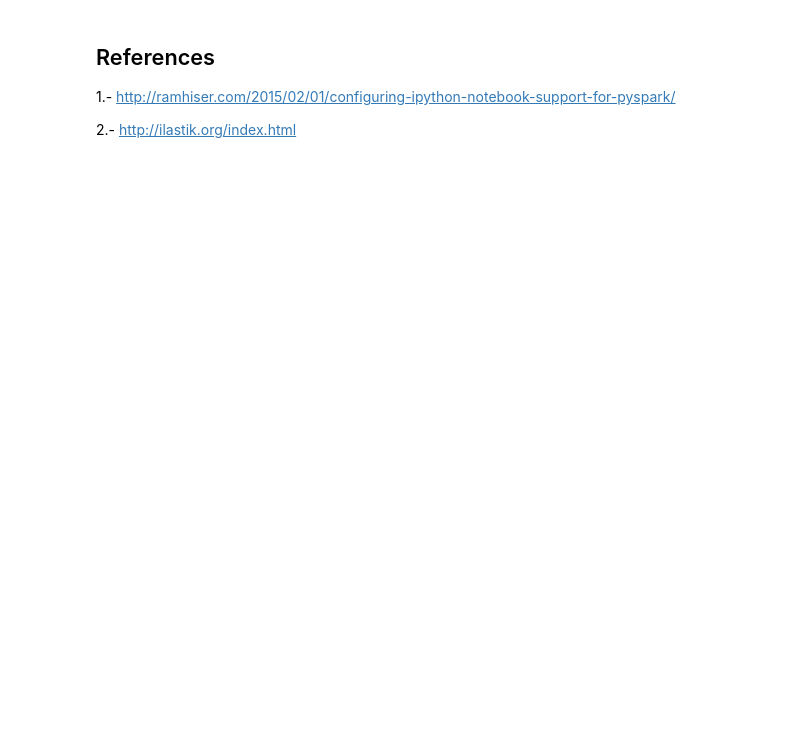
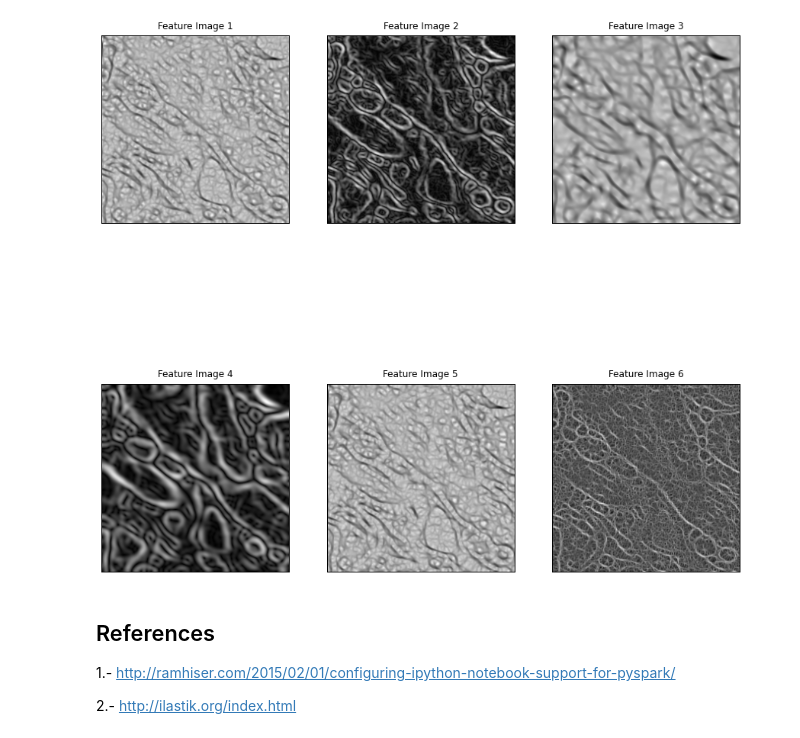
Before and after one commit to JaimeIvanCervantes/ProgrammingPuzzlesExamplesTests, a Jupyter notebook: notebooks/PysparkMLLibRandomForest.ipynb, the cells around one changed output. Drawn from its saved outputs; the diff is of its cells as text; code cells hidden in the pictures; blank space fills up the shorter version.

```diff
--- a/notebooks/PysparkMLLibRandomForest.ipynb
+++ b/notebooks/PysparkMLLibRandomForest.ipynb
@@ -109,3 +122,52 @@ The hdf5 file contains feature images stacked:
+# %%
+# Show feature images
+pylab.subplot(2,3,1)
+pylab.imshow(features[:,:,30], cmap=plt.get_cmap('gray'))
+pylab.title('Feature Image 1')
+frame = pylab.gca()
+frame.axes.get_xaxis().set_ticks([])
+frame.axes.get_yaxis().set_ticks([])
+
+pylab.subplot(2,3,2)
+pylab.imshow(features[:,:,10], cmap=plt.get_cmap('gray'))
+pylab.title('Feature Image 2')
+frame = pylab.gca()
+frame.axes.get_xaxis().set_ticks([])
+frame.axes.get_yaxis().set_ticks([])
+
+pylab.subplot(2,3,3)
+pylab.imshow(features[:,:,32], cmap=plt.get_cmap('gray'))
+pylab.title('Feature Image 3')
+frame = pylab.gca()
+frame.axes.get_xaxis().set_ticks([])
+frame.axes.get_yaxis().set_ticks([])
+
+pylab.subplot(2,3,4)
+pylab.imshow(features[:,:,12], cmap=plt.get_cmap('gray'))
+pylab.title('Feature Image 4')
+frame = pylab.gca()
+frame.axes.get_xaxis().set_ticks([])
+frame.axes.get_yaxis().set_ticks([])
+
+pylab.subplot(2,3,5)
+pylab.imshow(features[:,:,30], cmap=plt.get_cmap('gray'))
+pylab.title('Feature Image 5')
+frame = pylab.gca()
+frame.axes.get_xaxis().set_ticks([])
+frame.axes.get_yaxis().set_ticks([])
+
+pylab.subplot(2,3,6)
+pylab.imshow(features[:,:,25], cmap=plt.get_cmap('gray'))
+pylab.title('Feature Image 6')
+frame = pylab.gca()
+frame.axes.get_xaxis().set_ticks([])
+frame.axes.get_yaxis().set_ticks([])
+
+# Set size
+config = pylab.gcf()
+config.set_size_inches(15,15)
+# %% [output]
+[figure, added]
 # %%
 
 # Load training data
```
Also changed, not shown: parts of 5 cells of this notebook.
